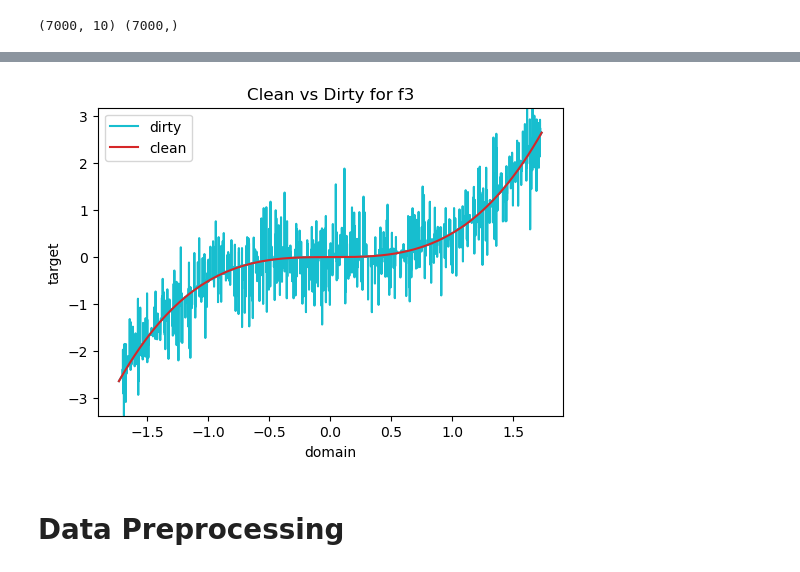
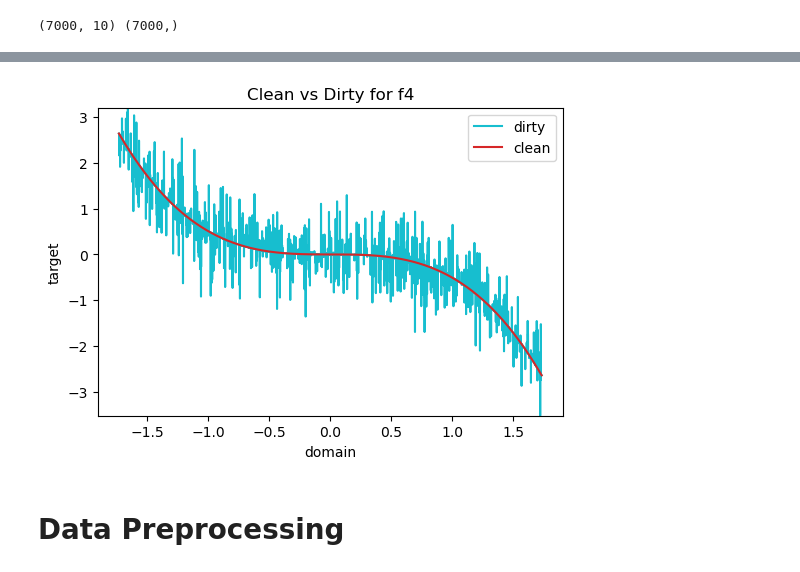
Before and after one commit to Zachary-Harrison/ActivationFunctions-ADLResearch, a Jupyter notebook: multivariate.ipynb, the cells around one changed output, grey strips where cells are left out. Drawn from its saved outputs; the diff is of its cells as text; code cells hidden in the pictures.

Commit message:
Fixing figure for f4

```diff
--- a/multivariate.ipynb
+++ b/multivariate.ipynb
@@ -147,7 +147,7 @@ display_function(domain.copy(), offset, 3, 'Clean vs Dirty for f3')
 # %%
-display_function(domain.copy(), offset, 4, 'Clean vs Dirty for f3')
+display_function(domain.copy(), offset, 4, 'Clean vs Dirty for f4')
 # %% [output]
-[figure, old version]
+[figure, new version]
 # %% [markdown]
 # Data Preprocessing
 # %% [markdown]
```
Also changed, not shown: parts of 2 cells of this notebook.
